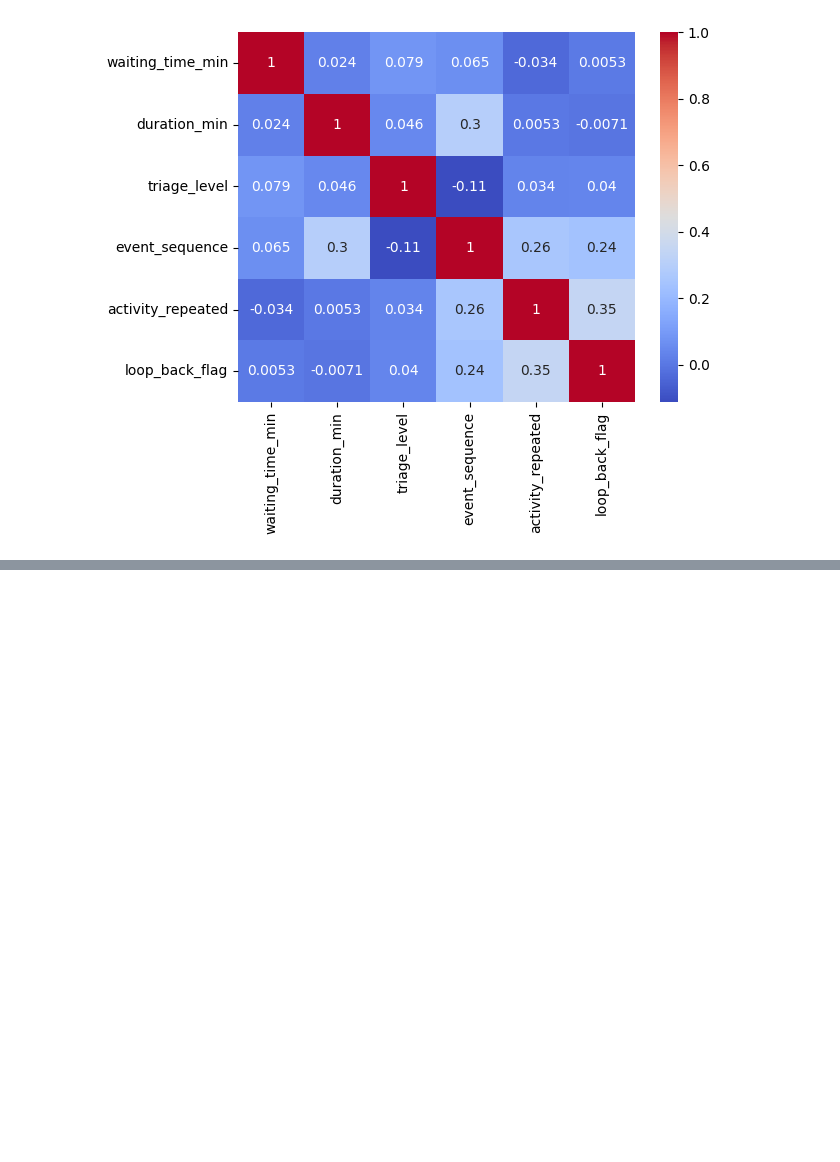
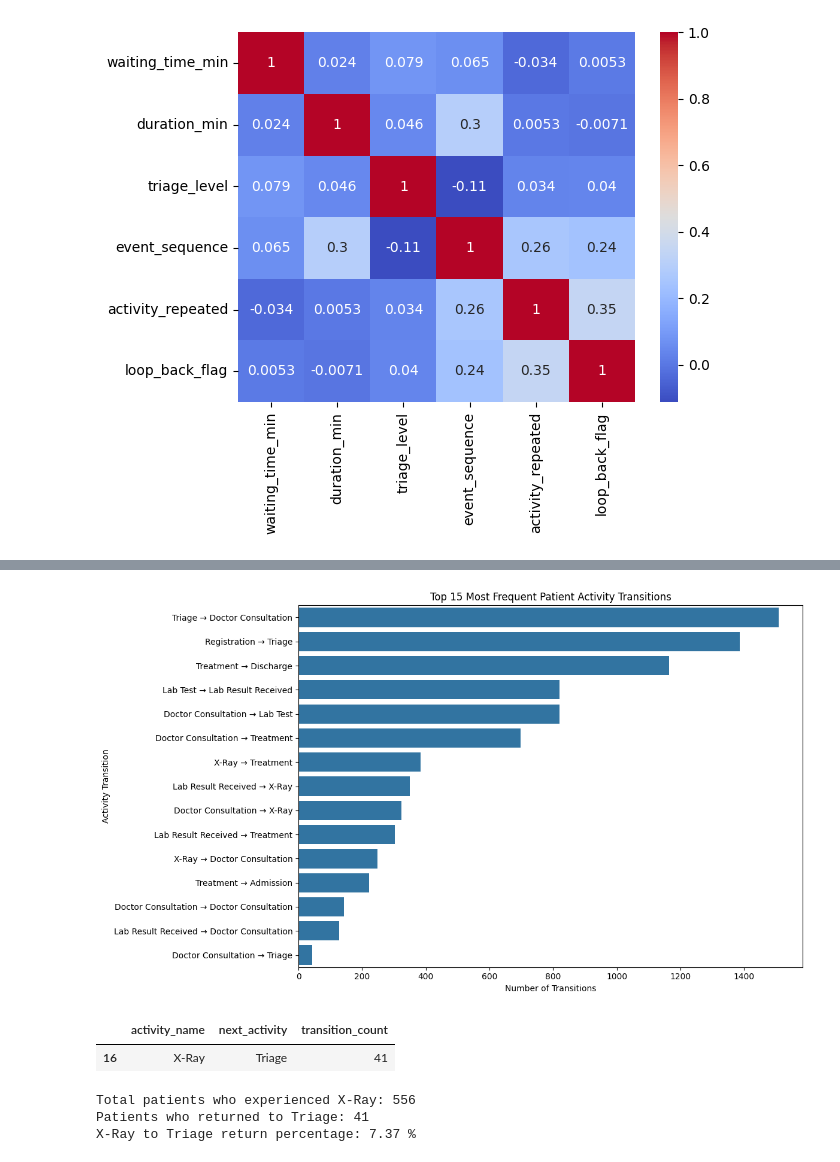
Before and after one commit to udayupmanyuu-spec/infotact-projects, a Jupyter notebook: Notebook/01_Dataset_understanding.ipynb, the cells around one changed output, grey strips where cells are left out. Cells and saved outputs as stored; diff of their text form; code cells hidden in the pictures; blank space fills up the shorter version.

```diff
--- a/Notebook/01_Dataset_understanding.ipynb
+++ b/Notebook/01_Dataset_understanding.ipynb
@@ -495,0 +484,6 @@ df[['waiting_time_min', 'duration_min']].describe()
+# %%
+df["next_activity"] = (
+    df.groupby("case_id")["activity_name"].shift(-1)
+    )
+
+df[[ "case_id", "activity_name", "timestamp", "next_activity"]].head(15)
@@ -495,0 +507,7 @@ df[['waiting_time_min', 'duration_min']].describe()
+# %%
+transition_counts = (
+    df.dropna(subset=["next_activity"]).groupby(["activity_name", "next_activity"]).size().reset_index(name="transition_count").sort_values(by="transition_count", ascending=False)
+    )
+)
+
+transition_counts.head(15)
@@ -495,0 +531,46 @@ df[['waiting_time_min', 'duration_min']].describe()
+# %%
+top_transitions = transition_counts.head(15).copy()
+
+top_transitions["transition"] = (top_transitions["activity_name"] + " → " + top_transitions["next_activity"])
+
+plt.figure(figsize=(12, 7))
+
+sns.barplot(data=top_transitions, x="transition_count", y="transition",)
+
+plt.title("Top 15 Most Frequent Patient Activity Transitions")
+plt.xlabel("Number of Transitions")
+plt.ylabel("Activity Transition")
+plt.tight_layout()
+plt.show()
+# %% [output]
+[figure, added]
+# %%
+xr_to_triage = transition_counts[
+    (transition_counts["activity_name"] == "X-Ray") &
+    (transition_counts["next_activity"] == "Triage")
+]
+
+xr_to_triage
+# %% [output]
+|  | activity_name | next_activity | transition_count |
+| 16 | X-Ray | Triage | 41 |
+# %%
+# Identify all X-Ray events and their next activities
+xr_events = df[df["activity_name"] == "X-Ray"].copy()
+
+# Total unique patients who experienced X-Ray
+total_xray_patients = xr_events["case_id"].nunique()
+
+# Unique patients whose next activity after X-Ray was Triage
+returned_to_triage = xr_events[xr_events["next_activity"] == "Triage"]["case_id"].nunique()
+
+# Calculate percentage
+return_percentage = ( returned_to_triage / total_xray_patients ) * 100
+
+print("Total patients who experienced X-Ray:", total_xray_patients)
+print("Patients who returned to Triage:", returned_to_triage)
+print("X-Ray to Triage return percentage:", round(return_percentage, 2), "%")
+# %% [output]
+Total patients who experienced X-Ray: 556
+Patients who returned to Triage: 41
+X-Ray to Triage return percentage: 7.37 %
```
Also changed, not shown: parts of 5 cells of this notebook.
